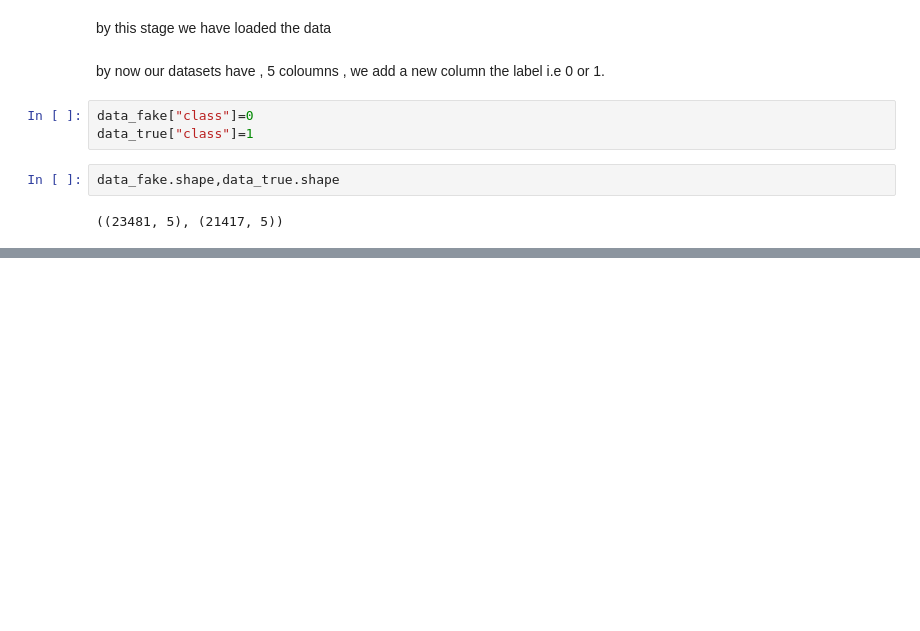
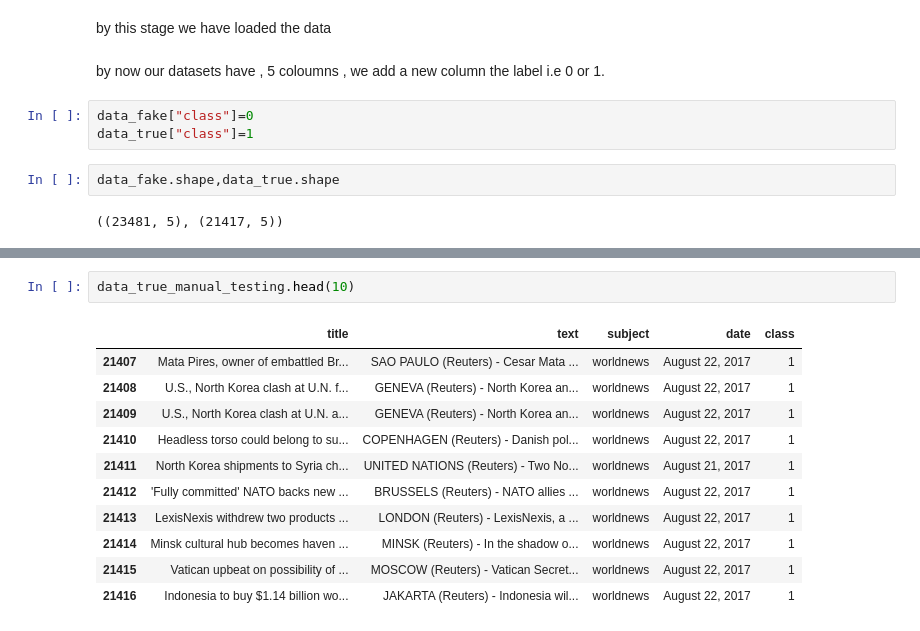
Before and after one commit to saadkarim754/Fake_News_classification, a Jupyter notebook: fake_news_detection_using_gradient_boosting.ipynb, the cells around one changed output, grey strips where cells are left out. Saved outputs shown, nothing was run; the diff lists cells and outputs as text; blank space fills up the shorter version.

```diff
--- a/fake_news_detection_using_gradient_boosting.ipynb
+++ b/fake_news_detection_using_gradient_boosting.ipynb
@@ -47,0 +91,14 @@ first number is the rows and second is the column
+# %%
+data_true_manual_testing.head(10)
+# %% [output]
+|  | title | text | subject | date | class |
+| 21407 | Mata Pires, owner of embattled Br... | SAO PAULO (Reuters) - Cesar Mata ... | worldnews | August 22, 2017 | 1 |
+| 21408 | U.S., North Korea clash at U.N. f... | GENEVA (Reuters) - North Korea an... | worldnews | August 22, 2017 | 1 |
+| 21409 | U.S., North Korea clash at U.N. a... | GENEVA (Reuters) - North Korea an... | worldnews | August 22, 2017 | 1 |
+| 21410 | Headless torso could belong to su... | COPENHAGEN (Reuters) - Danish pol... | worldnews | August 22, 2017 | 1 |
+| 21411 | North Korea shipments to Syria ch... | UNITED NATIONS (Reuters) - Two No... | worldnews | August 21, 2017 | 1 |
+| 21412 | 'Fully committed' NATO backs new ... | BRUSSELS (Reuters) - NATO allies ... | worldnews | August 22, 2017 | 1 |
+| 21413 | LexisNexis withdrew two products ... | LONDON (Reuters) - LexisNexis, a ... | worldnews | August 22, 2017 | 1 |
+| 21414 | Minsk cultural hub becomes haven ... | MINSK (Reuters) - In the shadow o... | worldnews | August 22, 2017 | 1 |
+| 21415 | Vatican upbeat on possibility of ... | MOSCOW (Reuters) - Vatican Secret... | worldnews | August 22, 2017 | 1 |
+| 21416 | Indonesia to buy $1.14 billion wo... | JAKARTA (Reuters) - Indonesia wil... | worldnews | August 22, 2017 | 1 |
```
Also changed, not shown: parts of 32 cells of this notebook.
